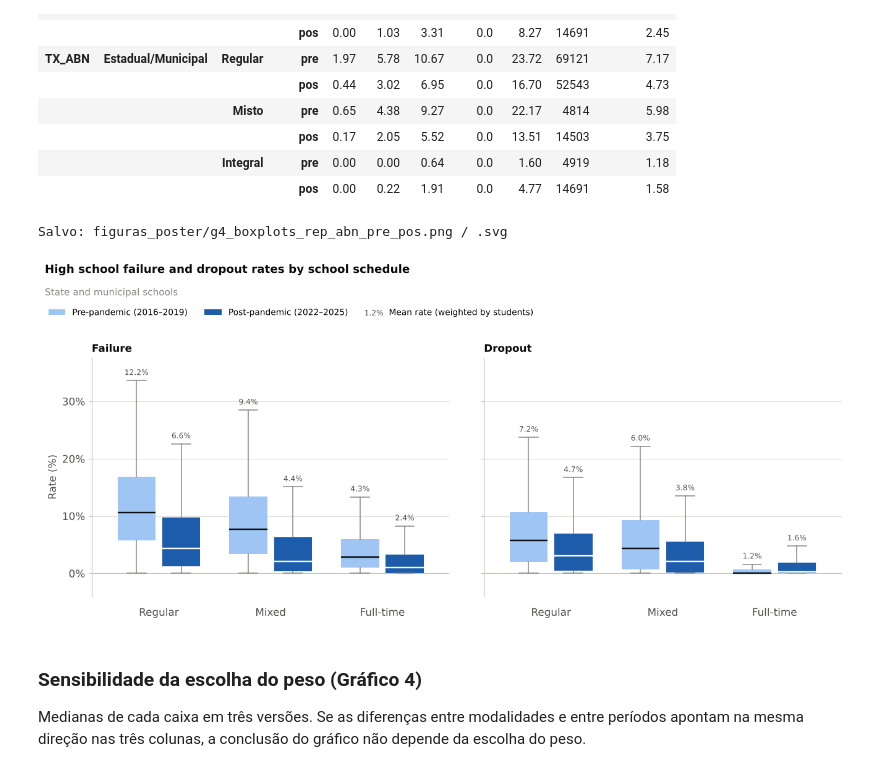
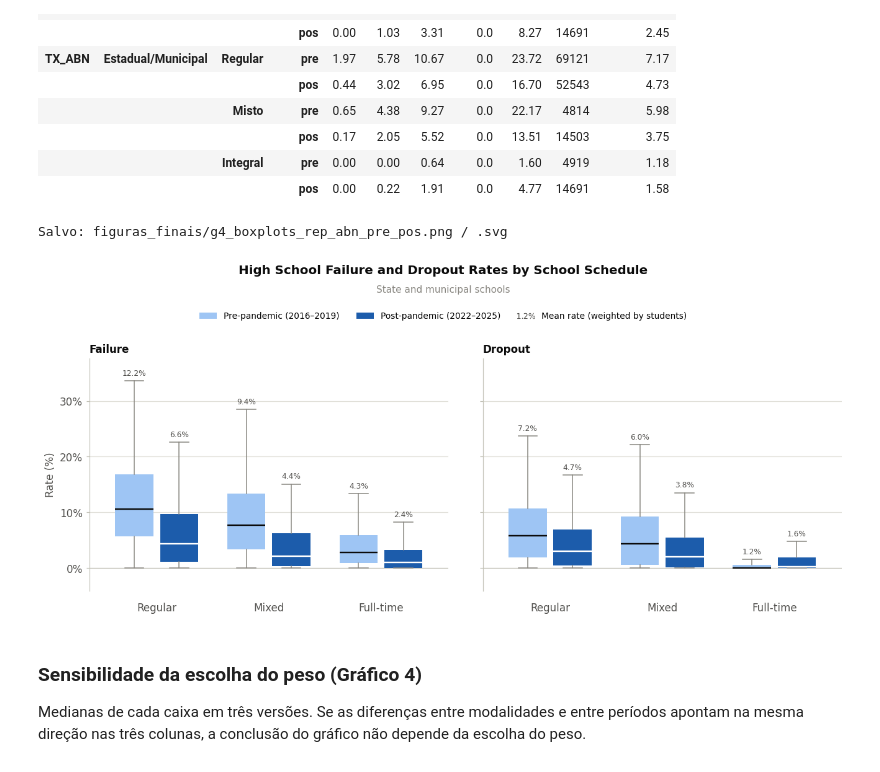
Before and after one commit to daniela-mmoraes/ED-Dados-INEP, a Jupyter notebook: 04. Final/graficos_poster_final.ipynb, the cells around one changed output. Drawn from its saved outputs; the diff is of its cells as text; code cells hidden in the pictures.

```diff
--- a/04. Final/graficos_poster_final.ipynb
+++ b/04. Final/graficos_poster_final.ipynb
@@ -38,8 +28,26 @@ Trechos alterados no código estão marcados com `# [CORREÇÃO Cn]`.
 from pathlib import Path
 
 # Arquivos e diretórios
-CAMINHO_BASE = Path("../01. Dados/bd8.csv")
-PASTA_SAIDA = Path("figuras_poster")
+# [CORREÇÃO C5] caminhos absolutos, montados a partir da pasta do notebook.
+# Antes eram relativos à pasta em que o kernel estava rodando; se ela mudasse,
+# aparecia "Cannot save file into a non-existent directory: 'figuras_poster'".
+try:
+    PASTA_NOTEBOOK = Path(__vsc_ipynb_file__).resolve().parent   # VS Code
+except NameError:
+    PASTA_NOTEBOOK = Path.cwd().resolve()                         # Jupyter aberto na pasta do notebook
+
+assert (PASTA_NOTEBOOK.parent / "01. Dados").is_dir(), (
+    f"Não achei a pasta '01. Dados' ao lado de {PASTA_NOTEBOOK}. "
+    "Abra o notebook a partir da pasta '04. Final' do repositório."
+)
+
+CAMINHO_BASE = PASTA_NOTEBOOK.parent / "01. Dados" / "bd8.csv"
+PASTA_SAIDA = PASTA_NOTEBOOK / "figuras_poster"      # tabelas (CSV)
+PASTA_SAIDA.mkdir(parents=True, exist_ok=True)
+
+# [CORREÇÃO C12] imagens dos gráficos (PNG e SVG) numa pasta própria
+PASTA_FIGURAS = PASTA_NOTEBOOK / "figuras_finais"
+PASTA_FIGURAS.mkdir(parents=True, exist_ok=True)
 
 
 # ==========================================================
@@ -2047,40 +2064,41 @@ for i, taxa in enumerate(("TX_REP", "TX_ABN")):
                 mediana.set_color(TINTA)
                 ax.text(p, -0.04 * topo, f"n={n}", ha="center", va="top", fontsize=7, color=APAGADO)
     ax.set_xticks(x_mod, [TEXTOS["modalidades"][m] for m in MODALIDADES])
     ax.tick_params(axis="x", length=0, pad=12)
     ax.set_xlim(-0.6, len(MODALIDADES) - 0.4)
     ax.set_ylim(-0.12 * topo, topo * 1.12)   # folga para os rótulos de média
     ax.yaxis.set_major_locator(mticker.MaxNLocator(nbins=6, steps=[1, 2, 5, 10]))
     ax.yaxis.set_major_formatter(PCT)
     ax.spines["bottom"].set_visible(False)
     ax.axhline(0, color=EIXO, lw=0.8, zorder=1)
     ax.set_title(TEXTOS["taxas"][taxa], loc="left", fontsize=11)
     if i == 0:
         ax.set_ylabel(TEXTOS["g3_y_pct"])
 
 legenda = [Patch(facecolor=COR_PERIODO[p], label=f"{TEXTOS['periodos'][p]} ({a}–{b})") for p, (a, b) in PERIODOS.items()]
 
 # Entrada da legenda explicando o número acima de cada caixa
 exemplo_media = "1.2%" if IDIOMA == "en" else "1,2%"
 if PESO_BOXPLOT == "alunos":
     rotulo_media = {"en": "Mean rate (weighted by students)",
                     "pt": "Taxa média (ponderada por alunos)"}[IDIOMA]
 else:
     rotulo_media = {"en": "Mean rate", "pt": "Taxa média"}[IDIOMA]
 legenda.append(Line2D([], [], linestyle="none", color=TINTA_2,
                       marker=rf"$\mathregular{{{exemplo_media.replace('%', chr(92) + '%')}}}$",
                       markersize=19, markeredgewidth=0, label=rotulo_media))
 
-fig.suptitle(TEXTOS["g4_titulo"], x=0.01, ha="left", y=0.995, fontsize=12, fontweight="bold", color=TINTA)
-# Subtítulo: deixa claro que só entram escolas estaduais e municipais
-fig.text(0.01, 0.93, TEXTOS["subtitulo_publicas"], ha="left", va="top", fontsize=10, color=APAGADO)
-fig.legend(handles=legenda, loc="upper left", ncol=3, bbox_to_anchor=(0.005, 0.895), fontsize=9)
-fig.tight_layout(rect=(0, 0, 1, 0.87), w_pad=3)
+# [CORREÇÃO C10] título, subtítulo e legenda centralizados no padrão comum
+y_livre = titulo_centralizado(fig, TEXTOS["g4_titulo"], TEXTOS["subtitulo_publicas"],
+                              legenda=(legenda, [h.get_label() for h in legenda]), ncol=3)
+fig.tight_layout(rect=(0, 0, 1, y_livre), w_pad=3)
+
+# [CORREÇÃO C9] sem nota de rodapé
 salvar(fig, "g4_boxplots_rep_abn_pre_pos")
 plt.show()
 # %% [output]
-Salvo: figuras_poster/g4_boxplots_rep_abn_pre_pos.png / .svg
+Salvo: figuras_finais/g4_boxplots_rep_abn_pre_pos.png / .svg
-[figure, old version]
+[figure, new version]
 # %% [markdown]
 ### Sensibilidade da escolha do peso (Gráfico 4)
 
```
Also changed, not shown: parts of 11 cells of this notebook, 3 other files.
